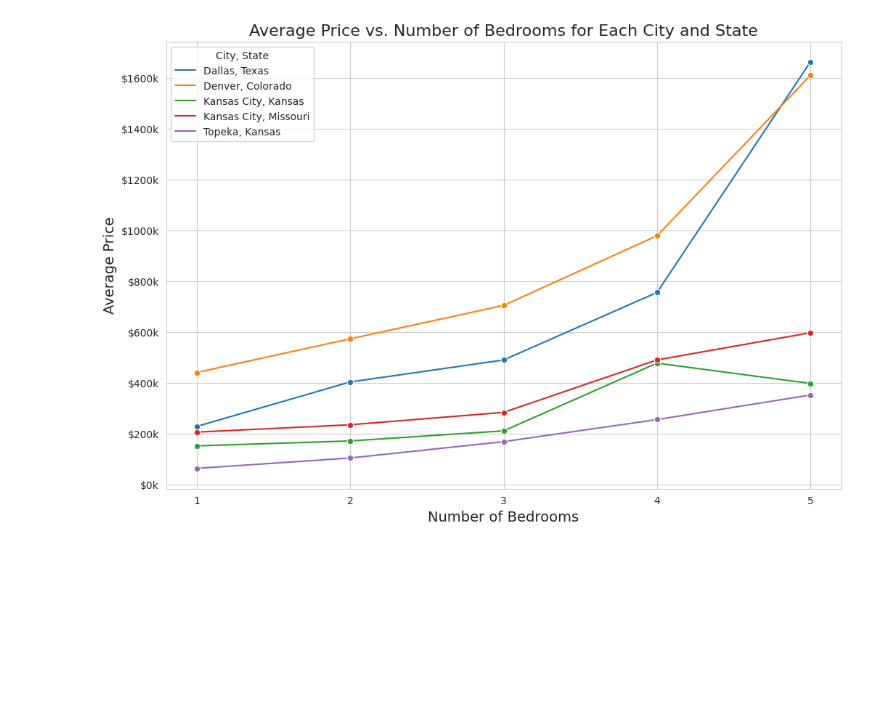
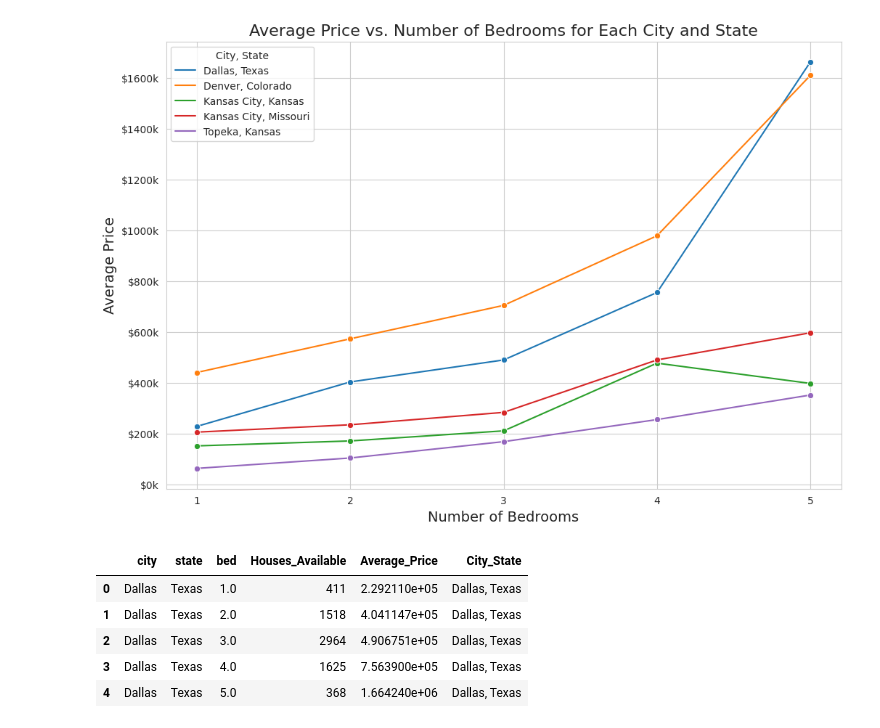
Before and after one commit to gthom73/MLIntegration_project4_group2, a Jupyter notebook: Project_4_ML.ipynb, the cells around one changed output. Saved outputs shown, nothing was run; the diff lists cells and outputs as text; code cells hidden in the pictures; blank space fills up the shorter version.

```diff
--- a/Project_4_ML.ipynb
+++ b/Project_4_ML.ipynb
@@ -156,7 +178,7 @@ result = filtered_df.groupby(['city', 'state', 'bed']).agg(
 ).reset_index()
 
 # Format the Average Price to be more readable
-result['Average_Price'] = result['Average_Price'].round(2)
+# result['Average_Price'] = result['Average_Price'].round(2)
 
 # Display the results
 print(result)
@@ -207,3 +229,12 @@ plt.legend(title='City, State')
 plt.show()
 # %% [output]
 [figure]
+# %%
+result.head()
+# %% [output]
+|  | city | state | bed | Houses_Available | Average_Price | City_State |
+| 0 | Dallas | Texas | 1.0 | 411 | 2.292110e+05 | Dallas, Texas |
+| 1 | Dallas | Texas | 2.0 | 1518 | 4.041147e+05 | Dallas, Texas |
+| 2 | Dallas | Texas | 3.0 | 2964 | 4.906751e+05 | Dallas, Texas |
+| 3 | Dallas | Texas | 4.0 | 1625 | 7.563900e+05 | Dallas, Texas |
+| 4 | Dallas | Texas | 5.0 | 368 | 1.664240e+06 | Dallas, Texas |
```
Also changed, not shown: parts of 10 cells of this notebook.
